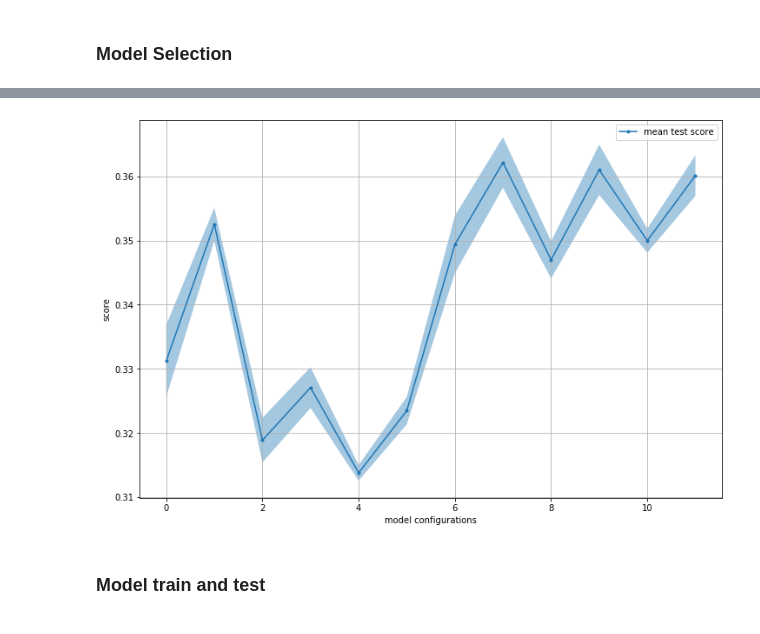
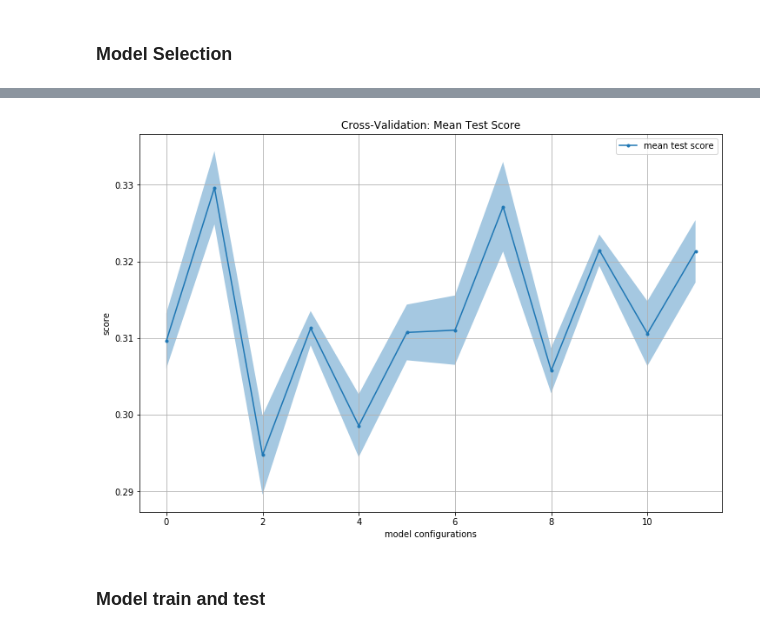
Before and after one commit to gaspa93/ml-challenge-truelayer, a Jupyter notebook: Train Classifier.ipynb, the cells around one changed output, grey strips where cells are left out. Cells and saved outputs as stored; diff of their text form; code cells hidden in the pictures.

```diff
--- a/Train Classifier.ipynb
+++ b/Train Classifier.ipynb
@@ -62,0 +115,3 @@ train.shape, test.shape
+# %%
+train_resample = pd.concat([train_no_main, sample_comedy, sample_drama])
+train_resample.head()
@@ -63,7 +144,9 @@ train.shape, test.shape
+# %%
+y_train = train_resample['genre'].values
 # %%
 tfidf = StemmedTfidfVectorizer(stop_words=stop_words)
 # %%
-train_tfidf = tfidf.fit_transform(train['text'])
+train_tfidf = tfidf.fit_transform(train_resample['text'])
 # %%
 train_tfidf.shape
 # %% [output]
@@ -95,3 +178 @@ print(sum(svd.explained_variance_ratio_))
-# %%
-y_train = train['genre'].values
 # %%
@@ -166,19 +227,20 @@ gridsearch.best_params_, gridsearch.best_score_
 # %%
 mean_score = gridsearch.cv_results_['mean_test_score']
 std_score = gridsearch.cv_results_['std_test_score']
 
 plt.figure(figsize=(12, 8))
 plt.plot(mean_score, marker='.', label='mean test score')
 plt.fill_between(range(len(mean_score)),
                  mean_score - std_score,
                  mean_score + std_score,
                  alpha=0.4)
+plt.title('Cross-Validation: Mean Test Score')
 plt.xlabel('model configurations')
 plt.ylabel('score')
 plt.legend()
 plt.grid()
 # %% [output]
-[figure, old version]
+[figure, new version]
 # %%
 best_hyp_param = gridsearch.best_params_
 # %% [markdown]
```
Also changed, not shown: parts of 24 cells of this notebook, 3 other files.
